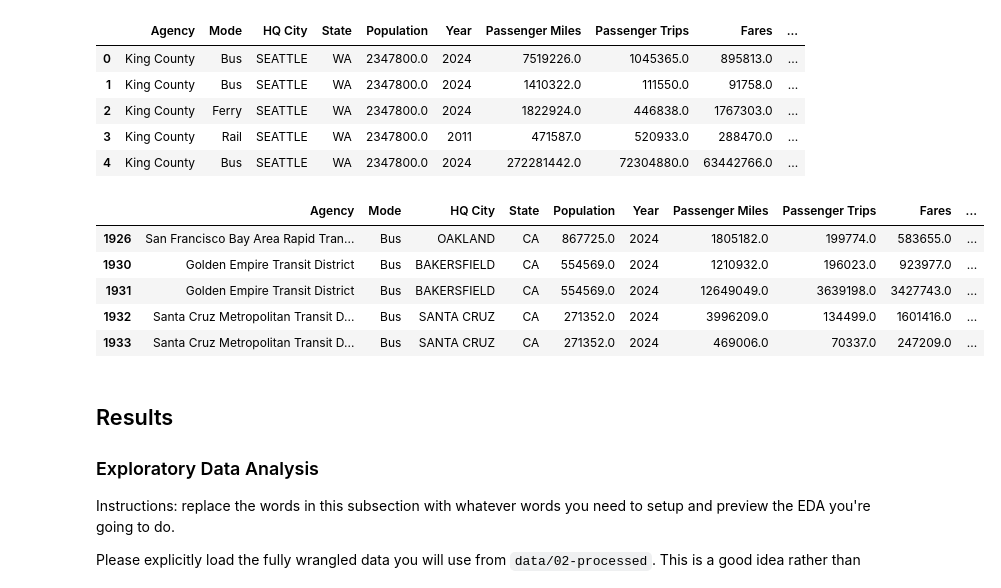
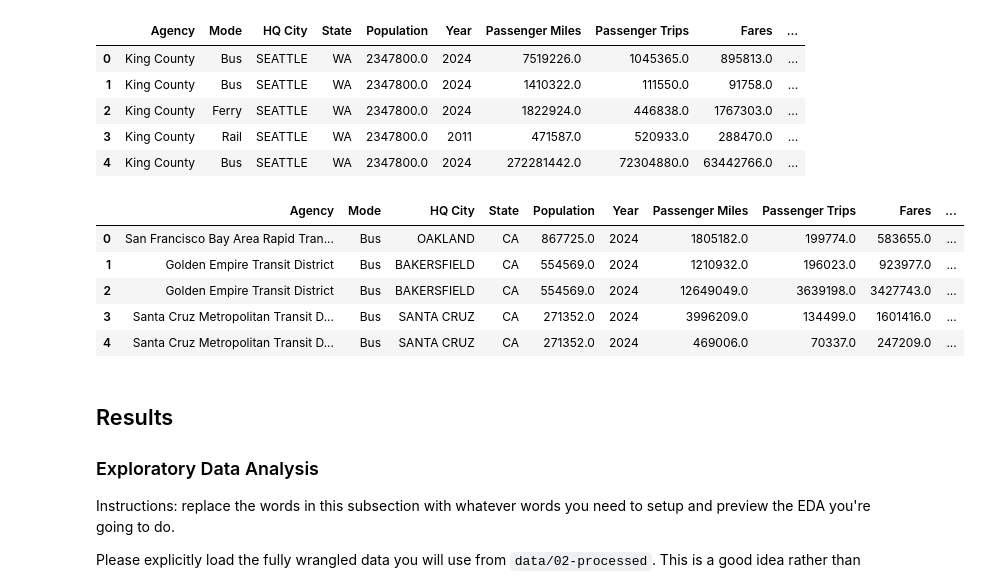
Before and after one commit to COGS108/Group012_WI26, a Jupyter notebook: 02-EDACheckpoint.ipynb, the cells around one changed output. Drawn from its saved outputs; the diff is of its cells as text; code cells hidden in the pictures.

```diff
--- a/02-EDACheckpoint.ipynb
+++ b/02-EDACheckpoint.ipynb
@@ -239,15 +236,15 @@ ride_df.head()
 # %%
 # Filters ride_df to only include data points from the state of California and transit mode by Bus
 ride_df = ride_df[ride_df['State'] == 'CA']
-ride_df = ride_df[ride_df['Mode'] == 'Bus']
+ride_df = ride_df[ride_df['Mode'] == 'Bus'].reset_index(drop=True)
 ride_df.head()
 # %% [output]
 |  | Agency | Mode | HQ City | State | Population | Year | Passenger Miles | Passenger Trips | Fares | ... |
-| 1926 | San Francisco Bay Area Rapid Tran... | Bus | OAKLAND | CA | 867725.0 | 2024 | 1805182.0 | 199774.0 | 583655.0 | ... |
-| 1930 | Golden Empire Transit District | Bus | BAKERSFIELD | CA | 554569.0 | 2024 | 1210932.0 | 196023.0 | 923977.0 | ... |
-| 1931 | Golden Empire Transit District | Bus | BAKERSFIELD | CA | 554569.0 | 2024 | 12649049.0 | 3639198.0 | 3427743.0 | ... |
-| 1932 | Santa Cruz Metropolitan Transit D... | Bus | SANTA CRUZ | CA | 271352.0 | 2024 | 3996209.0 | 134499.0 | 1601416.0 | ... |
-| 1933 | Santa Cruz Metropolitan Transit D... | Bus | SANTA CRUZ | CA | 271352.0 | 2024 | 469006.0 | 70337.0 | 247209.0 | ... |
+| 0 | San Francisco Bay Area Rapid Tran... | Bus | OAKLAND | CA | 867725.0 | 2024 | 1805182.0 | 199774.0 | 583655.0 | ... |
+| 1 | Golden Empire Transit District | Bus | BAKERSFIELD | CA | 554569.0 | 2024 | 1210932.0 | 196023.0 | 923977.0 | ... |
+| 2 | Golden Empire Transit District | Bus | BAKERSFIELD | CA | 554569.0 | 2024 | 12649049.0 | 3639198.0 | 3427743.0 | ... |
+| 3 | Santa Cruz Metropolitan Transit D... | Bus | SANTA CRUZ | CA | 271352.0 | 2024 | 3996209.0 | 134499.0 | 1601416.0 | ... |
+| 4 | Santa Cruz Metropolitan Transit D... | Bus | SANTA CRUZ | CA | 271352.0 | 2024 | 469006.0 | 70337.0 | 247209.0 | ... |
 # %% [markdown]
 ## Results
 
```
Also changed, not shown: parts of 6 cells of this notebook.
